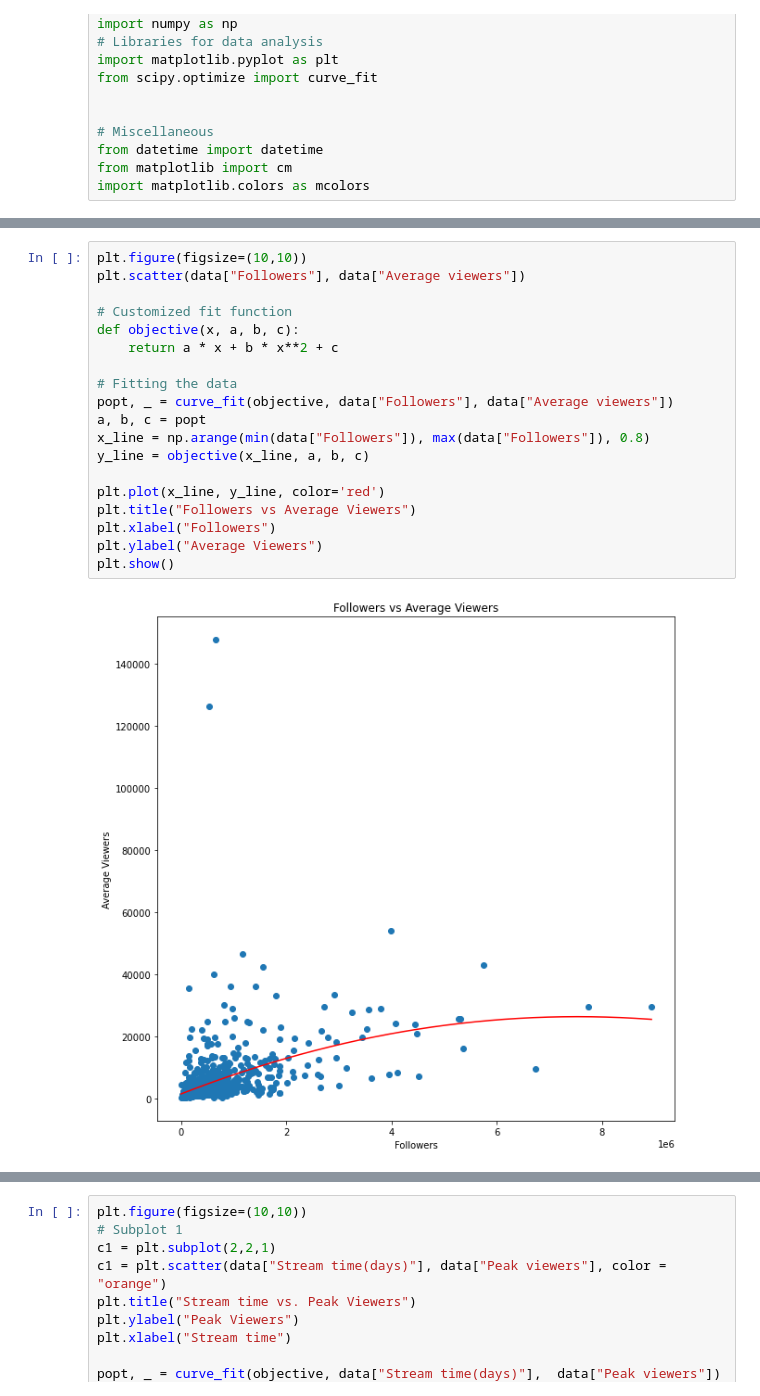
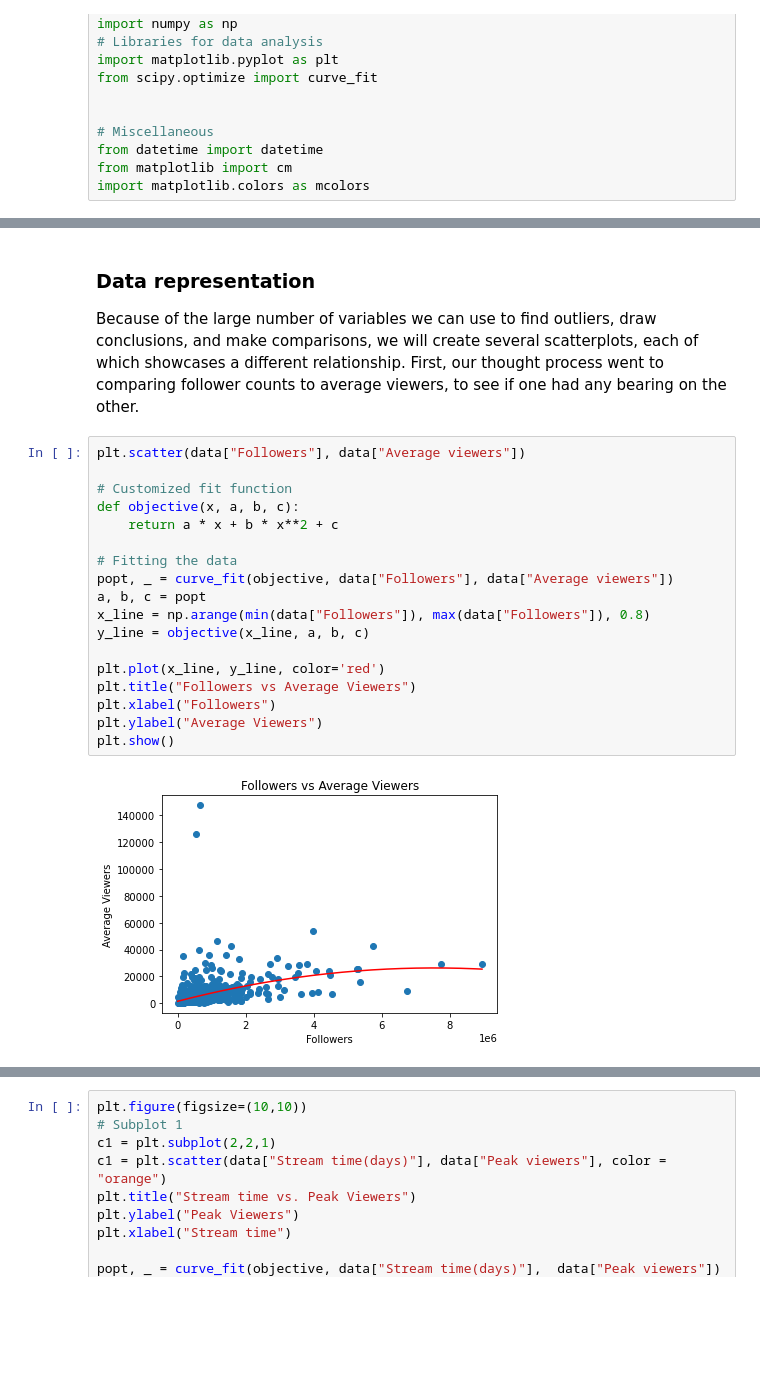
Before and after one commit to BeanutPutters/BeanutPutters.github.io, a Jupyter notebook: project0/Final.ipynb, the cells around one changed output, grey strips where cells are left out. Cells and saved outputs as stored; diff of their text form; blank space fills up the shorter version.

```diff
--- a/project0/Final.ipynb
+++ b/project0/Final.ipynb
@@ -51,25 +51,27 @@ data.head()
 | 2 | Gaules | 5644590915 | 515280 | 387315 | 10976 | 1767635 | ... |
 | 3 | ESL_CSGO | 3970318140 | 517740 | 300575 | 7714 | 3944850 | ... |
 | 4 | Tfue | 3671000070 | 123660 | 285644 | 29602 | 8938903 | ... |
+# %% [markdown]
+### Data representation
+Because of the large number of variables we can use to find outliers, draw conclusions, and make comparisons, we will create several scatterplots, each of which showcases a different relationship. First, our thought process went to comparing follower counts to average viewers, to see if one had any bearing on the other.
 # %%
-plt.figure(figsize=(10,10))
 plt.scatter(data["Followers"], data["Average viewers"])
 
 # Customized fit function
 def objective(x, a, b, c):
     return a * x + b * x**2 + c
 
 # Fitting the data
 popt, _ = curve_fit(objective, data["Followers"], data["Average viewers"])
 a, b, c = popt
 x_line = np.arange(min(data["Followers"]), max(data["Followers"]), 0.8)
 y_line = objective(x_line, a, b, c)
 
 plt.plot(x_line, y_line, color='red')
 plt.title("Followers vs Average Viewers")
 plt.xlabel("Followers")
 plt.ylabel("Average Viewers")
 plt.show()
 # %% [output]
-[figure, old version]
+[figure, new version]
 # %% [markdown]
```
Also changed, not shown: parts of 15 cells of this notebook.
